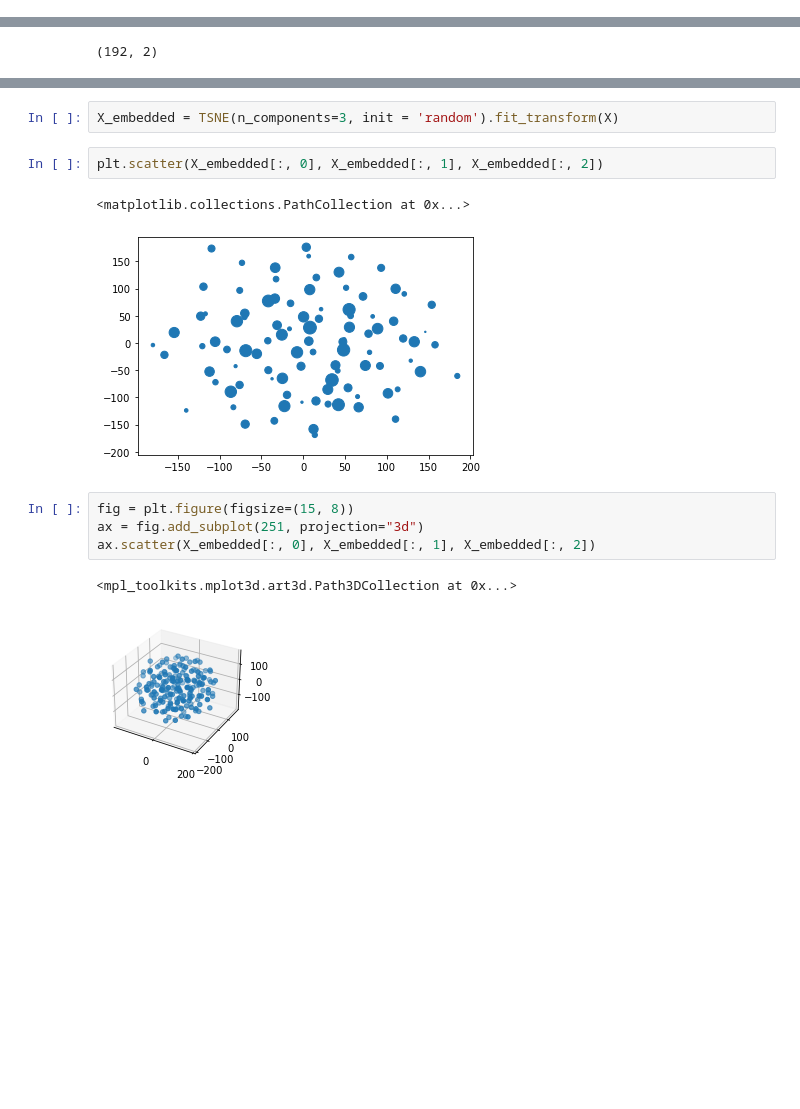
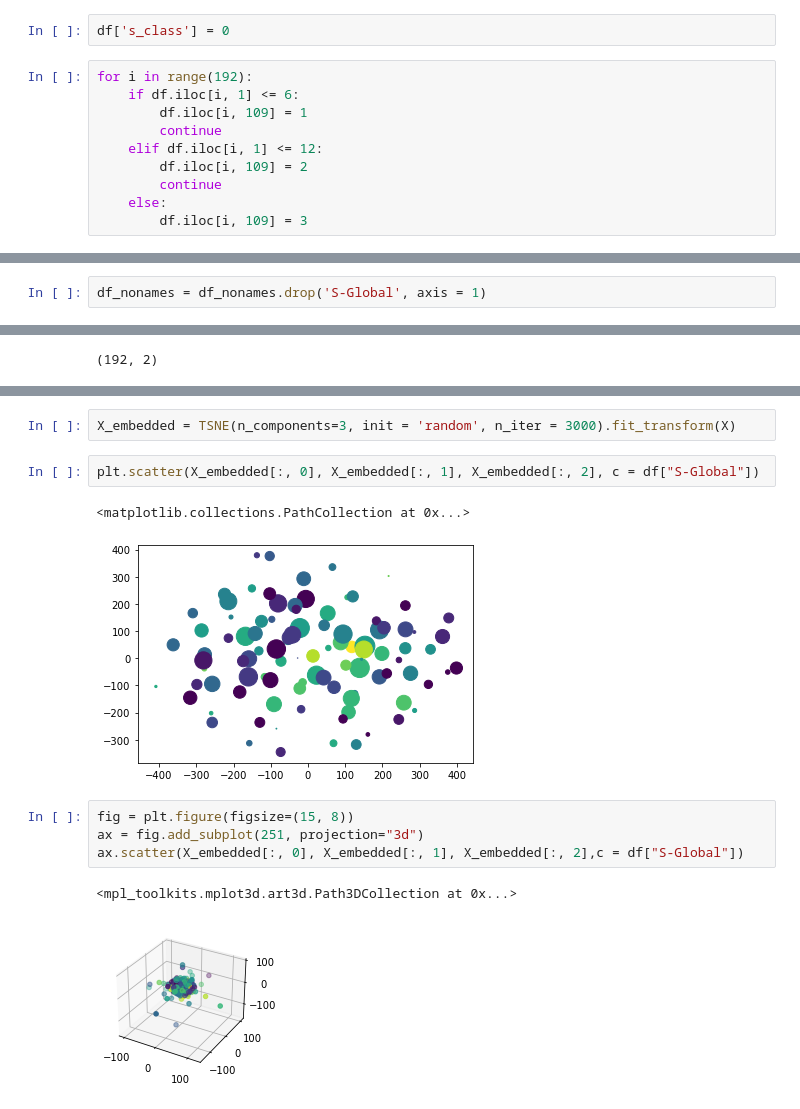
Before and after one commit to Jpham303/covid_19_severity_prediction, a Jupyter notebook: T-sne.ipynb, the cells around one changed output, grey strips where cells are left out. Saved outputs shown, nothing was run; the diff lists cells and outputs as text; blank space fills up the shorter version.

Commit message:
Adding updated TSNE and modeling NB

```diff
--- a/T-sne.ipynb
+++ b/T-sne.ipynb
@@ -26,6 +26,18 @@ Index(['original_shape_Elongation', 'original_shape_Flatness',
       dtype='object', length=107)
 # %%
 df = df.drop(['S-A', 'S-B', 'S-C', 'S-D', 'S-E', 'S-F', 'J-A', 'J-B', 'J-C', 'J-D', 'J-E', 'J-F', 'J-Global'], axis = 1)
+# %%
+df['s_class'] = 0
+# %%
+for i in range(192):
+    if df.iloc[i, 1] <= 6:
+        df.iloc[i, 109] = 1
+        continue
+    elif df.iloc[i, 1] <= 12:
+        df.iloc[i, 109] = 2
+        continue
+    else:
+        df.iloc[i, 109] = 3
 # %%
 df
 # %% [output]
@@ -45,5 +57,7 @@ df
 # %%
 df_nonames = df.drop('filename', axis = 1)
+# %%
+df_nonames = df_nonames.drop('S-Global', axis = 1)
 # %%
 df_nonames
 # %% [output]
@@ -95,14 +127,14 @@ plt.scatter(X_embedded[:, 0], X_embedded[:, 1])
 # %%
-X_embedded = TSNE(n_components=3, init = 'random').fit_transform(X)
+X_embedded = TSNE(n_components=3, init = 'random', n_iter = 3000).fit_transform(X)
 # %%
-plt.scatter(X_embedded[:, 0], X_embedded[:, 1], X_embedded[:, 2])
+plt.scatter(X_embedded[:, 0], X_embedded[:, 1], X_embedded[:, 2], c = df["S-Global"])
 # %% [output]
 <matplotlib.collections.PathCollection at 0x...>
-[figure, old version]
+[figure, new version]
 # %%
 fig = plt.figure(figsize=(15, 8))
 ax = fig.add_subplot(251, projection="3d")
-ax.scatter(X_embedded[:, 0], X_embedded[:, 1], X_embedded[:, 2])
+ax.scatter(X_embedded[:, 0], X_embedded[:, 1], X_embedded[:, 2],c = df["S-Global"])
 # %% [output]
 <mpl_toolkits.mplot3d.art3d.Path3DCollection at 0x...>
-[figure, old version]
+[figure, new version]
```
Also changed, not shown: parts of 9 cells of this notebook, 1 other file.
